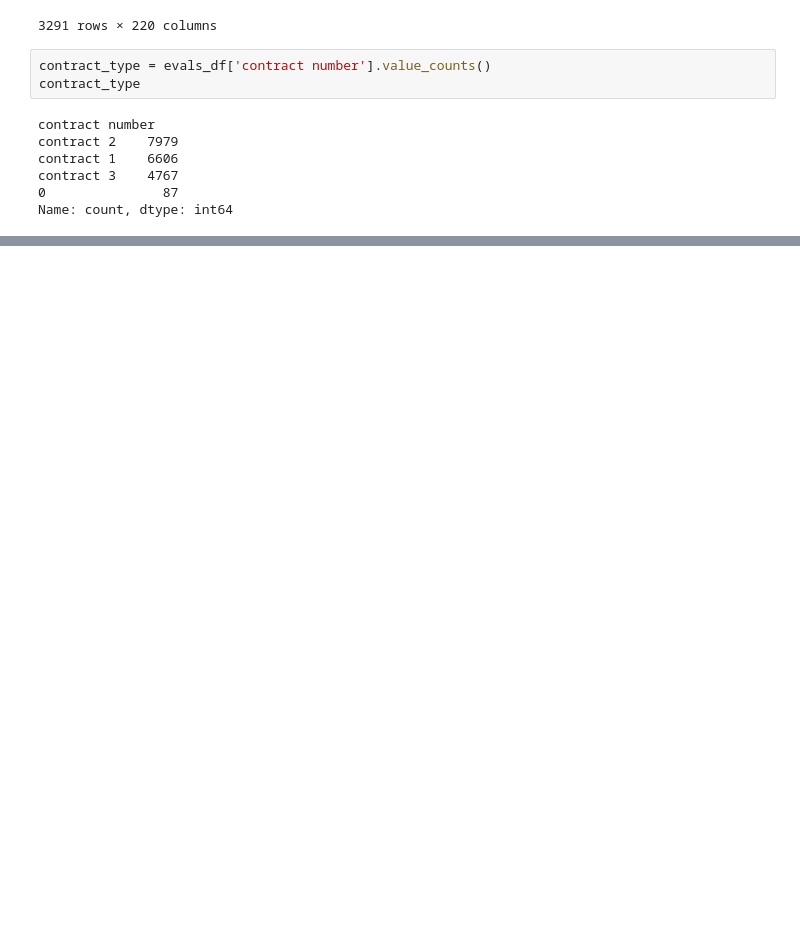
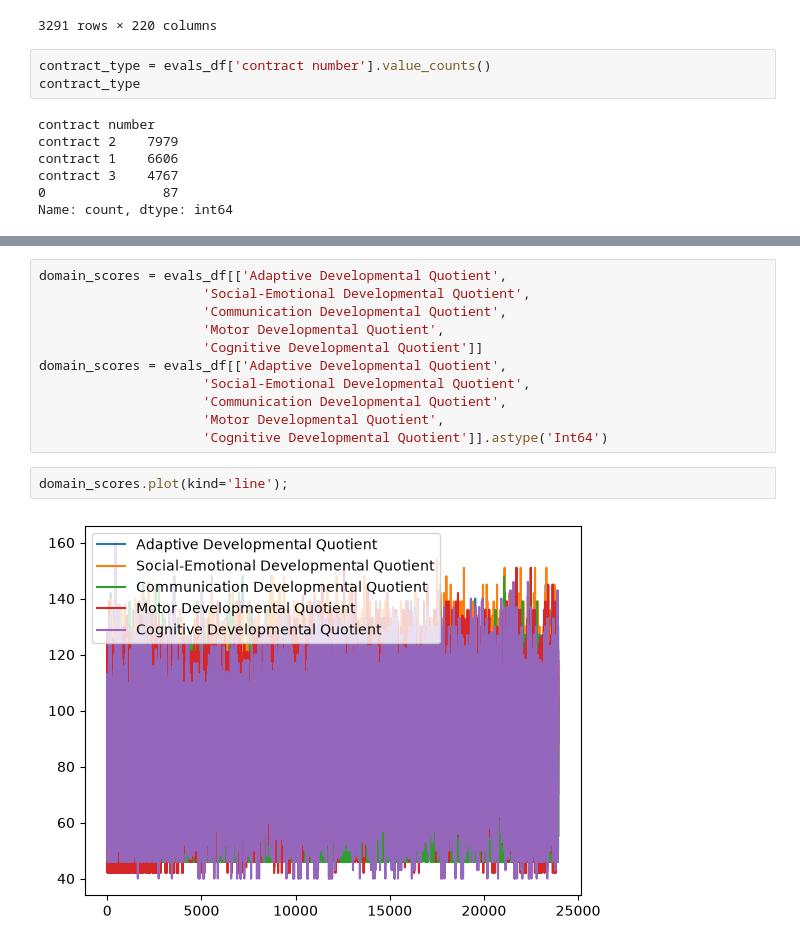
Before and after one commit to jewelamstewart-jpg/TEIS_Partner_Project, a Jupyter notebook: TEIS_Partner_Project.ipynb, the cells around one changed output, grey strips where cells are left out. Cells and saved outputs as stored; diff of their text form; blank space fills up the shorter version.

```diff
--- a/TEIS_Partner_Project.ipynb
+++ b/TEIS_Partner_Project.ipynb
@@ -252,0 +256,15 @@ Name: count, dtype: int64
+# %%
+domain_scores = evals_df[['Adaptive Developmental Quotient',
+                     'Social-Emotional Developmental Quotient',
+                     'Communication Developmental Quotient',
+                     'Motor Developmental Quotient',
+                     'Cognitive Developmental Quotient']]
+domain_scores = evals_df[['Adaptive Developmental Quotient',
+                     'Social-Emotional Developmental Quotient',
+                     'Communication Developmental Quotient',
+                     'Motor Developmental Quotient',
+                     'Cognitive Developmental Quotient']].astype('Int64')
+# %%
+domain_scores.plot(kind='line');
+# %% [output]
+[figure, added]
```
Also changed, not shown: parts of 18 cells of this notebook.
